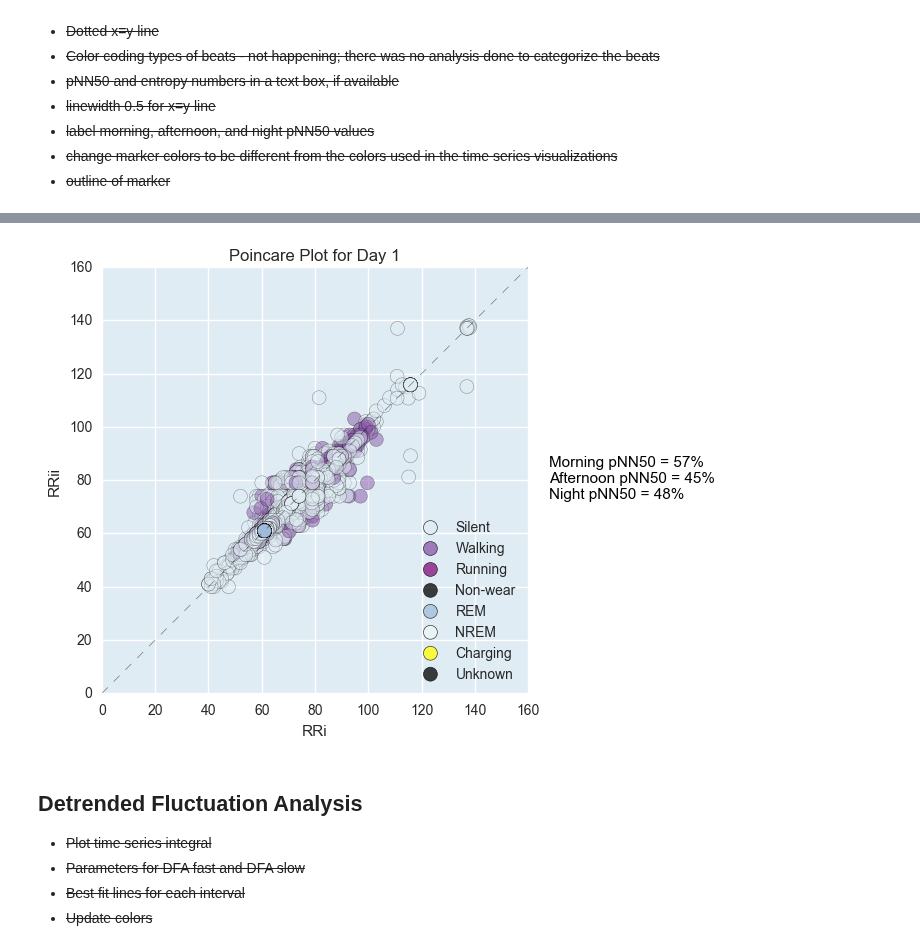
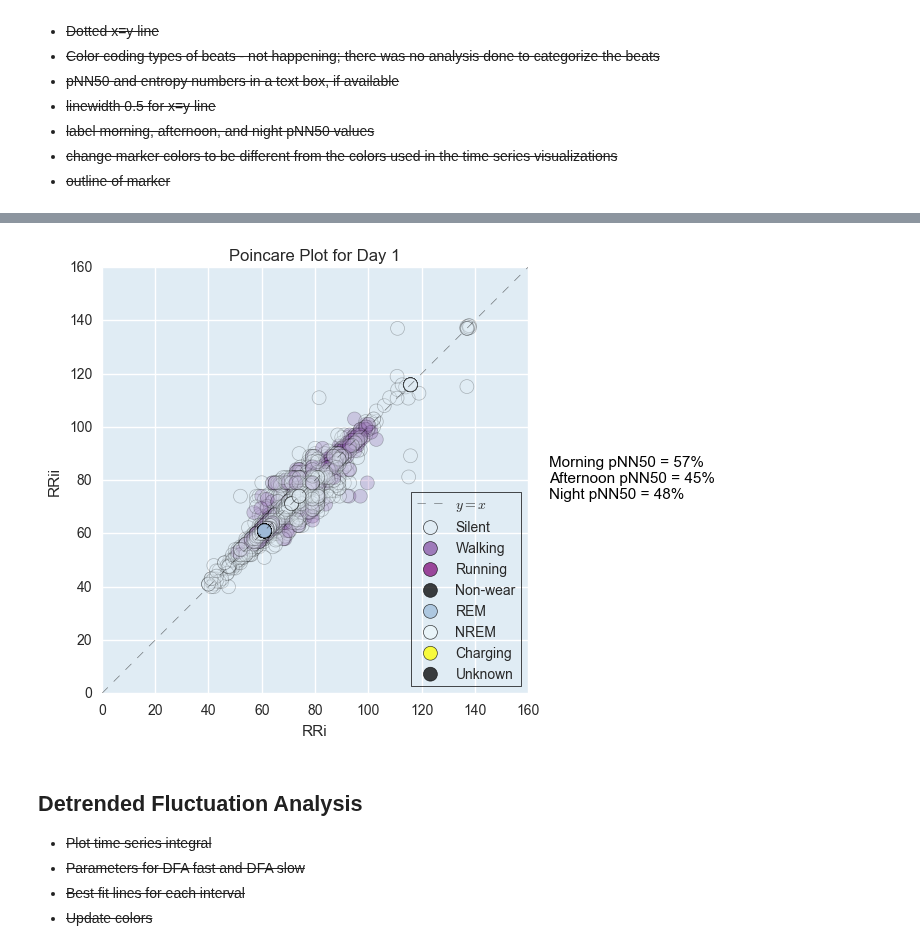
Before and after one commit to terrrychan/PHS-Project, a Jupyter notebook: Visualizations.ipynb, the cells around one changed output, grey strips where cells are left out. Drawn from its saved outputs; the diff is of its cells as text; code cells hidden in the pictures.

```diff
--- a/Visualizations.ipynb
+++ b/Visualizations.ipynb
@@ -74,9 +83,17 @@ YEQUALSXLINESTYLE = '--'
 # %%
-def place_text(x, y, text, axes, specific_fontsize=11, specific_color='k'):
-    axes.text(x, y, text,
-              verticalalignment='bottom', horizontalalignment='left',
-              transform=axes.transAxes,
-              color=specific_color, fontsize=specific_fontsize)
+def place_text(x, y, text, axes, specific_fontsize=11, specific_color='k', box_outline=False):
+    if box_outline:
+        axes.text(x, y, text,
+                  verticalalignment='bottom', horizontalalignment='left',
+                  transform=axes.transAxes,
+                  color=specific_color, fontsize=specific_fontsize,
+                  bbox=dict(facecolor='none', edgecolor='k', alpha=1.0))
+    else:
+        axes.text(x, y, text,
+                  verticalalignment='bottom', horizontalalignment='left',
+                  transform=axes.transAxes,
+                  color=specific_color, fontsize=specific_fontsize)
+
     return
 # %%
 data = pd.read_csv('day1_v3transpose.csv')
@@ -296,5 +326,0 @@ plt.show()
-# %%
-print data['activitytype'].unique()
-data['activitytype'] = data['activitytype'].fillna(7.0)
-print data['activitytype'].unique()
-display(data.head())
@@ -310,4 +327,8 @@ display(data.head())
 # %%
+plt.plot(np.arange(0, 160, 0.05),
+         np.arange(0, 160, 0.05),
+         linestyle=YEQUALSXLINESTYLE, color=YEQUALSXCOLOR, alpha=YEQUALSXALPHA, linewidth=LINEWIDTH, label='$y=x$')
+
 plt.scatter([], [], s=ACTIVITYPOINTSIZE, alpha=0.75, color=ACTIVITYCOLORS[0], label=ACTIVITYLABELS[0], edgecolors=ACTIVITYMARKEREDGECOLOR, linewidths=ACTIVITYMARKEREDGEWIDTH)
 plt.scatter([], [], s=ACTIVITYPOINTSIZE, alpha=0.75, color=ACTIVITYCOLORS[1], label=ACTIVITYLABELS[1], edgecolors=ACTIVITYMARKEREDGECOLOR, linewidths=ACTIVITYMARKEREDGEWIDTH)
 plt.scatter([], [], s=ACTIVITYPOINTSIZE, alpha=0.75, color=ACTIVITYCOLORS[2], label=ACTIVITYLABELS[2], edgecolors=ACTIVITYMARKEREDGECOLOR, linewidths=ACTIVITYMARKEREDGEWIDTH)
@@ -316,41 +337,44 @@ plt.scatter([], [], s=ACTIVITYPOINTSIZE, alpha=0.75, color=ACTIVITYCOLORS[4], la
 plt.scatter([], [], s=ACTIVITYPOINTSIZE, alpha=0.75, color=ACTIVITYCOLORS[5], label=ACTIVITYLABELS[5], edgecolors=ACTIVITYMARKEREDGECOLOR, linewidths=ACTIVITYMARKEREDGEWIDTH)
 plt.scatter([], [], s=ACTIVITYPOINTSIZE, alpha=0.75, color=ACTIVITYCOLORS[6], label=ACTIVITYLABELS[6], edgecolors=ACTIVITYMARKEREDGECOLOR, linewidths=ACTIVITYMARKEREDGEWIDTH)
 plt.scatter([], [], s=ACTIVITYPOINTSIZE, alpha=0.75, color=ACTIVITYCOLORS[7], label=ACTIVITYLABELS[7], edgecolors=ACTIVITYMARKEREDGECOLOR, linewidths=ACTIVITYMARKEREDGEWIDTH)
-plt.legend(loc=4)
 
-plt.plot(np.arange(0, 160, 0.05),
-         np.arange(0, 160, 0.05),
-         linestyle=YEQUALSXLINESTYLE, color=YEQUALSXCOLOR, alpha=YEQUALSXALPHA, linewidth=LINEWIDTH)
+legend = plt.legend(loc=4, frameon=True)
+legend.get_frame().set_facecolor(LEGENDFACECOLOR)
+legend.get_frame().set_edgecolor(LEGENDEDGECOLOR)
+legend.get_frame().set_linewidth(LEGENDLINEWIDTH)
 
 plt.scatter(data['RRi_interp'],
             data['RRii_interp'],
             c=data['activitytype_interp'],
             cmap=matplotlib.colors.ListedColormap(ACTIVITYCOLORS),
-            s=ACTIVITYPOINTSIZE, alpha=0.5)
+            alpha=POINCAREALPHA,
+            s=POINCAREPOINTSIZE,
+            linewidths=POINCARELINEWIDTHS,
+            edgecolors=POINCAREEDGECOLORS)
 
 axes = plt.gca()
 axes.set_xlim([0, 160])
 axes.set_ylim([0, 160])
 axes.set_aspect('equal', adjustable='box')
 axes.set_axis_bgcolor(BGCOLOR)
 
 morning_pNN50_str = str(data['pNN50'][0])[2:4]
 afternoon_pNN50_str = str(data['pNN50'][1])[2:4]
 night_pNN50_str = str(data['pNN50'][2])[2:4]
 place_text(1.05, 0.45, 'Morning pNN50 = ' + morning_pNN50_str + '%' +
                        '\nAfternoon pNN50 = ' + afternoon_pNN50_str + '%' +
                        '\nNight pNN50 = ' + night_pNN50_str + '%',
-                       axes)
+                       axes, box_outline=False)
 
 plt.xlabel('RRi')
 plt.ylabel('RRii')
 plt.title('Poincare Plot for Day 1')
 
 plt.savefig('day1_PoincarePlot_ActivityColors_Interp.png', format='png', bbox_inches='tight')
 plt.savefig('day1_PoincarePlot_ActivityColors_Interp.pdf', format='pdf', bbox_inches='tight')
 plt.show()
 # %% [output]
-[figure, old version]
+[figure, new version]
 # %% [markdown]
 ## Detrended Fluctuation Analysis
 
```
Also changed, not shown: parts of 6 cells of this notebook, 11 other files.
